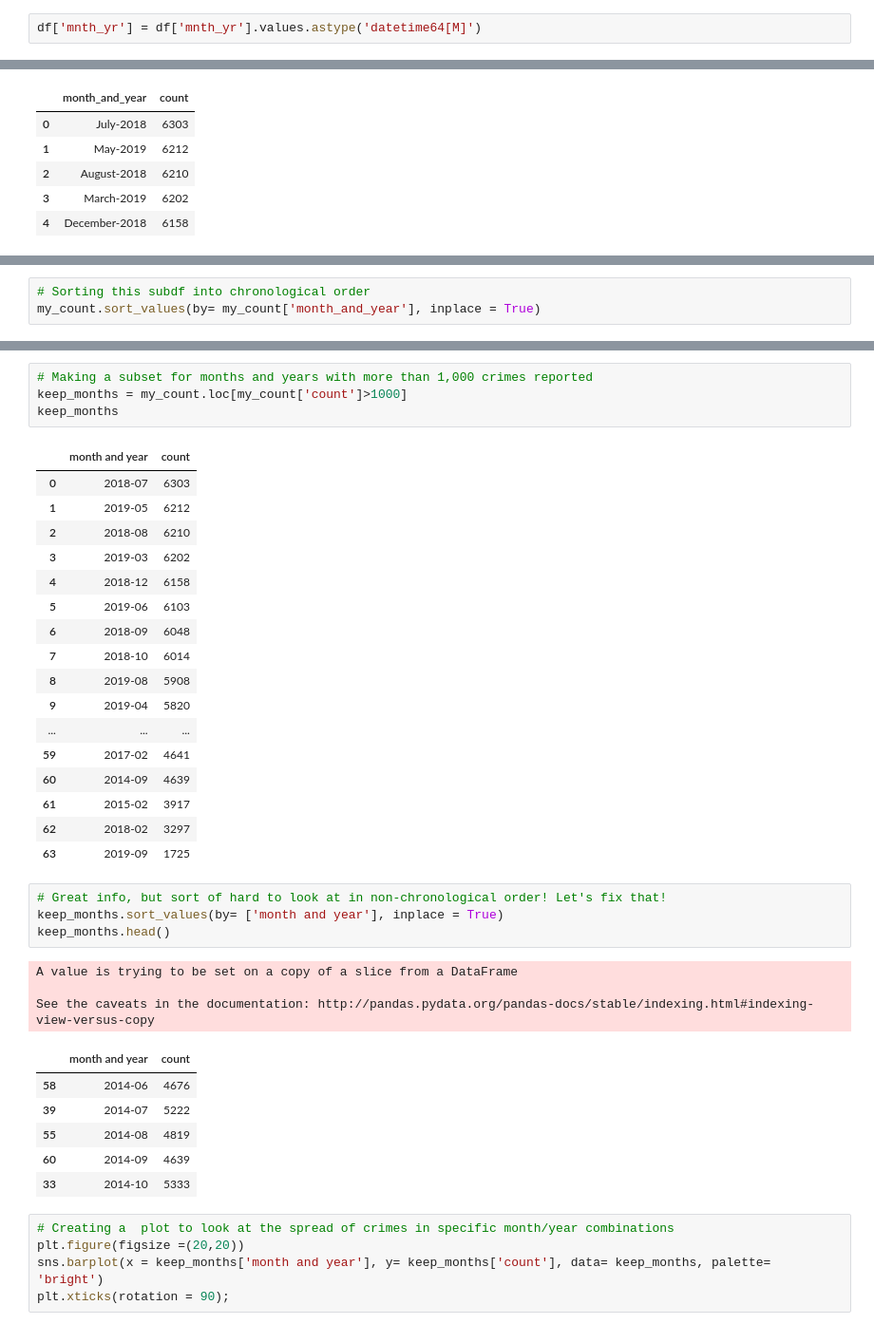
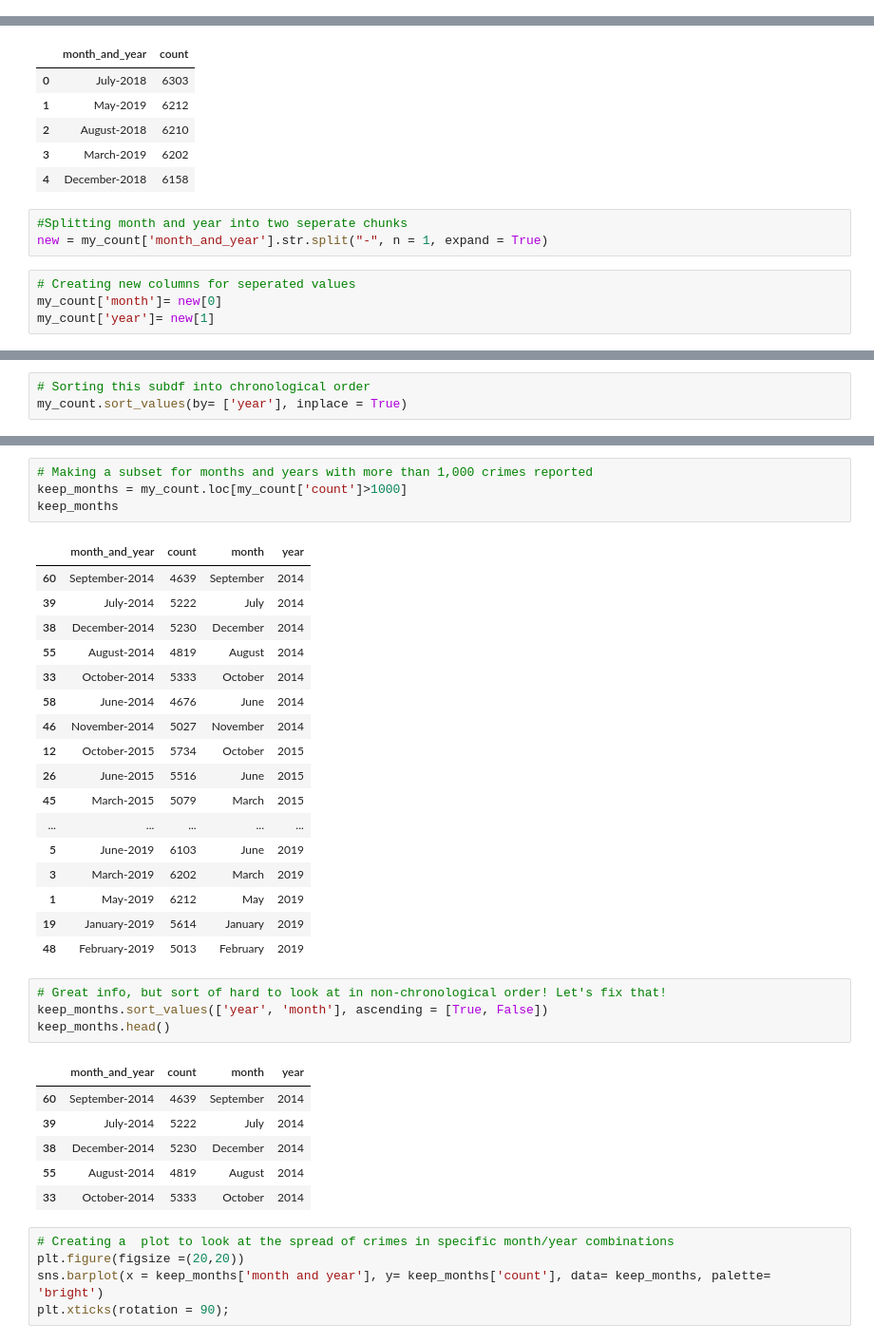
Before and after one commit to SteeleAlloy/final_capstone, a Jupyter notebook: dpd_data_eda.ipynb, the cells around one changed output, grey strips where cells are left out. Shown at 95% size. Saved outputs shown, nothing was run; the diff lists cells and outputs as text.

```diff
--- a/dpd_data_eda.ipynb
+++ b/dpd_data_eda.ipynb
@@ -485,2 +484,0 @@ dtype('O')
-# %%
-df['mnth_yr'] = df['mnth_yr'].values.astype('datetime64[M]')
@@ -517,3 +509,10 @@ my_count.head()
 | 2 | August-2018 | 6210 |
 | 3 | March-2019 | 6202 |
 | 4 | December-2018 | 6158 |
+# %%
+#Splitting month and year into two seperate chunks
+new = my_count['month_and_year'].str.split("-", n = 1, expand = True)
+# %%
+# Creating new columns for seperated values
+my_count['month']= new[0]
+my_count['year']= new[1]
@@ -520,3 +529,3 @@ my_count.head()
 # %%
 # Sorting this subdf into chronological order
-my_count.sort_values(by= my_count['month_and_year'], inplace = True)
+my_count.sort_values(by= ['year'], inplace = True)
@@ -530,37 +554,34 @@ KeyError: 0           July-2018
 keep_months = my_count.loc[my_count['count']>1000]
 keep_months
 # %% [output]
-|  | month and year | count |
-| 0 | 2018-07 | 6303 |
-| 1 | 2019-05 | 6212 |
-| 2 | 2018-08 | 6210 |
-| 3 | 2019-03 | 6202 |
-| 4 | 2018-12 | 6158 |
-| 5 | 2019-06 | 6103 |
-| 6 | 2018-09 | 6048 |
-| 7 | 2018-10 | 6014 |
-| 8 | 2019-08 | 5908 |
-| 9 | 2019-04 | 5820 |
-| ... | ... | ... |
-| 59 | 2017-02 | 4641 |
-| 60 | 2014-09 | 4639 |
-| 61 | 2015-02 | 3917 |
-| 62 | 2018-02 | 3297 |
-| 63 | 2019-09 | 1725 |
+|  | month_and_year | count | month | year |
+| 60 | September-2014 | 4639 | September | 2014 |
+| 39 | July-2014 | 5222 | July | 2014 |
+| 38 | December-2014 | 5230 | December | 2014 |
+| 55 | August-2014 | 4819 | August | 2014 |
+| 33 | October-2014 | 5333 | October | 2014 |
+| 58 | June-2014 | 4676 | June | 2014 |
+| 46 | November-2014 | 5027 | November | 2014 |
+| 12 | October-2015 | 5734 | October | 2015 |
+| 26 | June-2015 | 5516 | June | 2015 |
+| 45 | March-2015 | 5079 | March | 2015 |
+| ... | ... | ... | ... | ... |
+| 5 | June-2019 | 6103 | June | 2019 |
+| 3 | March-2019 | 6202 | March | 2019 |
+| 1 | May-2019 | 6212 | May | 2019 |
+| 19 | January-2019 | 5614 | January | 2019 |
+| 48 | February-2019 | 5013 | February | 2019 |
 # %%
 # Great info, but sort of hard to look at in non-chronological order! Let's fix that!
-keep_months.sort_values(by= ['month and year'], inplace = True)
+keep_months.sort_values(['year', 'month'], ascending = [True, False])
 keep_months.head()
 # %% [output]
-A value is trying to be set on a copy of a slice from a DataFrame
-
-See the caveats in the documentation: http://pandas.pydata.org/pandas-docs/stable/indexing.html#indexing-view-versus-copy
-|  | month and year | count |
-| 58 | 2014-06 | 4676 |
-| 39 | 2014-07 | 5222 |
-| 55 | 2014-08 | 4819 |
-| 60 | 2014-09 | 4639 |
-| 33 | 2014-10 | 5333 |
+|  | month_and_year | count | month | year |
+| 60 | September-2014 | 4639 | September | 2014 |
+| 39 | July-2014 | 5222 | July | 2014 |
+| 38 | December-2014 | 5230 | December | 2014 |
+| 55 | August-2014 | 4819 | August | 2014 |
+| 33 | October-2014 | 5333 | October | 2014 |
 # %%
 # Creating a  plot to look at the spread of crimes in specific month/year combinations
 plt.figure(figsize =(20,20))
```
Also changed, not shown: parts of 68 cells of this notebook, 3 other files.
